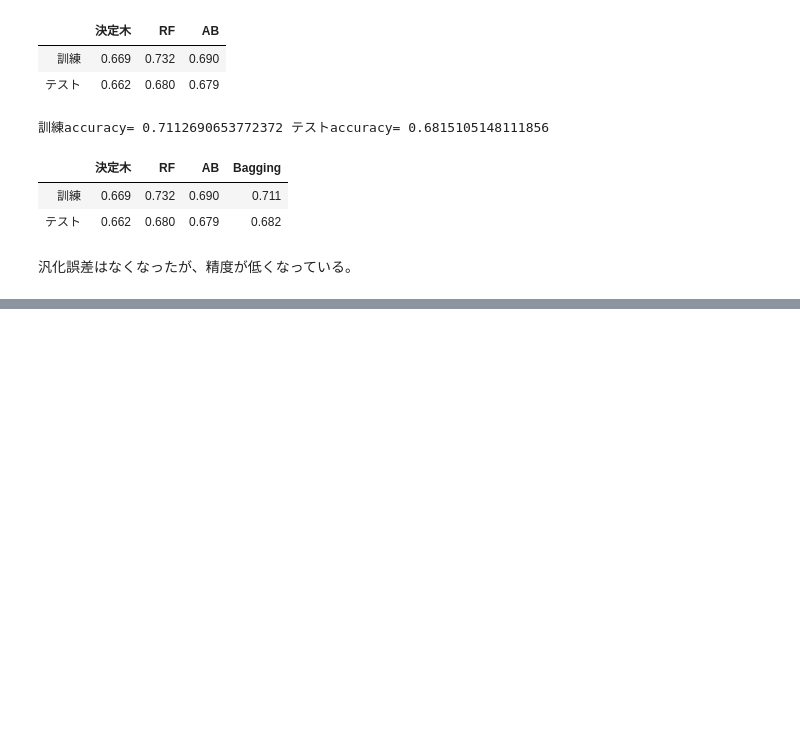
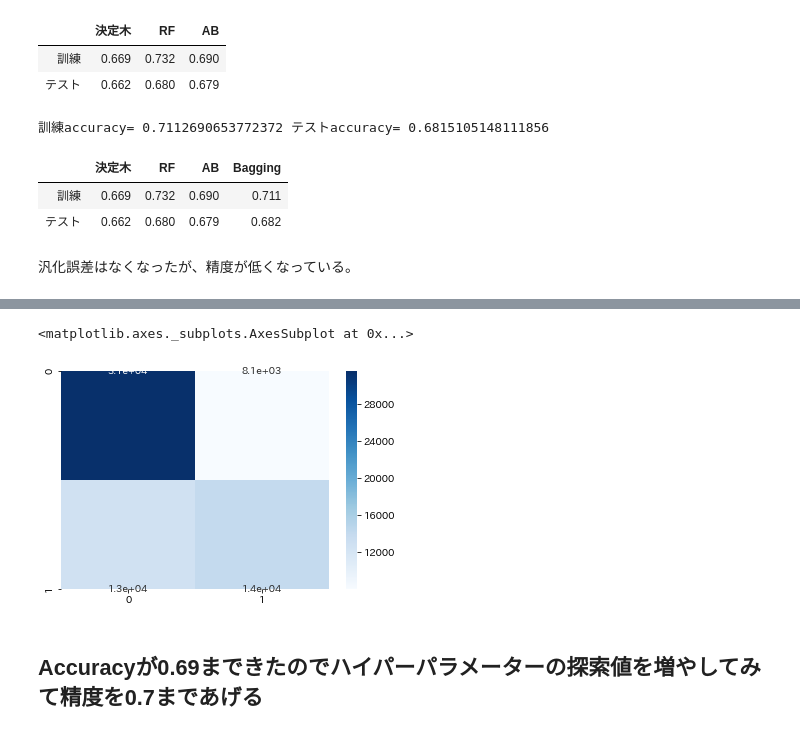
Before and after one commit to kskry0621/skillupAI_ksk_day1, a Jupyter notebook: 現場で使える機械学習通し課題.ipynb, the cells around one changed output, grey strips where cells are left out. Cells and saved outputs as stored; diff of their text form; code cells hidden in the pictures; blank space fills up the shorter version.

```diff
--- a/現場で使える機械学習通し課題.ipynb
+++ b/現場で使える機械学習通し課題.ipynb
@@ -139,0 +157,2 @@ dtype: int64
+# %%
+df3 = df3[df.launched != "1970-01-01 01:00:00"]
@@ -844,0 +815,14 @@ ValueError: A target array with shape (265337, 2) was passed for an output of sh
+# %%
+import xgboost as xgb
+from sklearn.model_selection import GridSearchCV
+from sklearn.datasets import load_digits
+from sklearn.metrics import confusion_matrix, classification_report
+
+
+# xgboostモデルの作成
+clf = xgb.XGBClassifier()
+
+# ハイパーパラメータ探索
+clf_cv = GridSearchCV(clf, {'max_depth': [2,4,6], 'n_estimators': [50,100,200]}, verbose=1)
+clf_cv.fit(X_train, y_train)
+print(clf_cv.best_params_, clf_cv.best_score_)
@@ -844,0 +834,13 @@ ValueError: A target array with shape (265337, 2) was passed for an output of sh
+# %%
+# 改めて最適パラメータで学習
+clf = xgb.XGBClassifier(**clf_cv.best_params_)
+clf.fit(X_train, y_train)
+
+# 学習モデルの評価
+pred = clf.predict(X_test)
+
+
+cm = confusion_matrix(y_test, pred)
+print(cm)
+cp = classification_report(y_test, pred)
+print(cp)
@@ -844,0 +858,7 @@ ValueError: A target array with shape (265337, 2) was passed for an output of sh
+# %%
+sns.heatmap(cm, annot=True, cmap='Blues')
+# %% [output]
+<matplotlib.axes._subplots.AxesSubplot at 0x...>
+[figure, added]
+# %% [markdown]
+## Accuracyが0.69まできたのでハイパーパラメーターの探索値を増やしてみて精度を0.7まであげる
```
Also changed, not shown: parts of 20 cells of this notebook.
